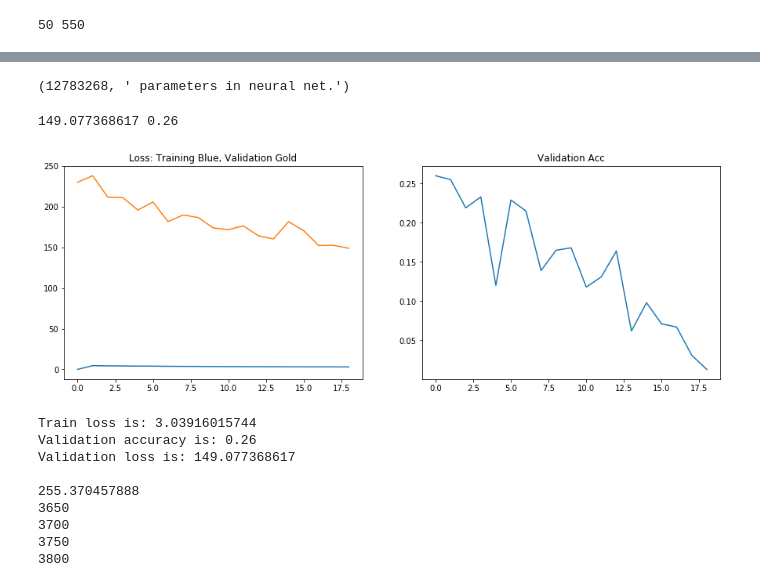
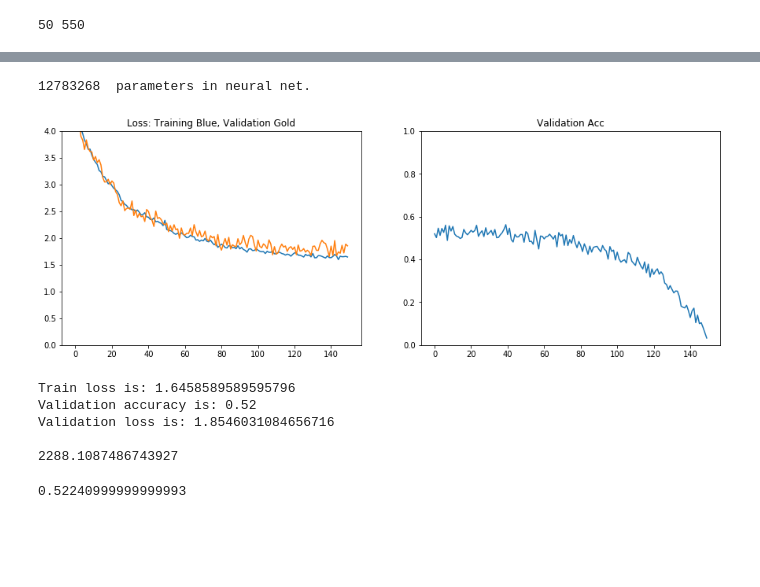
Before and after one commit to daviswer/CirculantNets, a Jupyter notebook: Baseline_custom_model.ipynb, the cells around one changed output, grey strips where cells are left out. Cells and saved outputs as stored; diff of their text form; code cells hidden in the pictures; blank space fills up the shorter version.

```diff
--- a/Baseline_custom_model.ipynb
+++ b/Baseline_custom_model.ipynb
@@ -13,10 +14,8 @@ from IPython import display
 # %%
-training_data = torch.load('/data/mini_imagenet/mIN_train.pth')
-training_data += torch.load('/data/mini_imagenet/mIN_test.pth')
-training_data += torch.load('/data/mini_imagenet/mIN_val.pth')
+training_data = torch.load('/data/mini_imagenet/mIN_96.pth')
 testing_data = [i[-50:] for i in training_data]
 training_data = [i[:-50] for i in training_data]
-print len(testing_data[0]),len(training_data[0])
+print(len(testing_data[0]),len(training_data[2]))
 # %% [output]
 50 550
 # %%
@@ -45,7 +44,7 @@ class ENCODER(nn.Module):
             Block(512,512),
             nn.MaxPool2d(2),
             Block(1024,1024),
-            nn.AvgPool2d((5,5)))
+            nn.AvgPool2d((6,6)))
         self.final = nn.Sequential(
             nn.Linear(2048,100)
         )
@@ -59,4 +114,4 @@ model.cuda()
 nweights = sum([i.numel() for i in list(model.parameters())])
 print(nweights," parameters in neural net.")
 # %% [output]
-(12783268, ' parameters in neural net.')
+12783268  parameters in neural net.
@@ -97,28 +118,15 @@ criterion = nn.CrossEntropyLoss().cuda()
-# %%
-def evaluate(model, criterion, testing_data, shot=10, way=100):
-    support, targs = batchmaker(testing_data, way=way, shot=shot)
-    support = support.view(50, 20, 3, 84, 84)
-    targs = targs.view(50, 20)
-    acc = 0
-    loss = 0
-    for i in range(50):
-        preds = model(support[i,:,:,:,:])
-        loss += criterion(preds, targs[i,:]).data[0]
-        _,bins = torch.max(preds, 1)
-        acc += torch.sum(torch.eq(bins,targs[i,:])).data[0]
-    acc = float(acc)/shot/way
-    return float(loss)/50, acc
 # %%
 %matplotlib inline
 
 vbity = 200
-epoch = 10000
+epoch = 5000
 start = time.time()
 losstracker = []
 evalacctracker = []
 evallosstracker = []
 runningloss = 0
-for it in range(10*epoch):
+limit = 6
+for it in range(limit*epoch):
     if it%50==0:
         print(it)
 
@@ -138,46 +146,46 @@ for it in range(10*epoch):
         optimizer = torch.optim.Adam(model.parameters(),lr=.001/(2**(it//epoch)))
     loss.backward()
 #     nn.utils.clip_grad_norm(model.parameters(), 1)
     optimizer.step()
 
     # Report
-    if it%vbity == 0:
+    if it%vbity == vbity-1:
         display.clear_output(wait=True)
 
         losstracker.append(runningloss/vbity)
         model = model.eval()
-        evalloss, evalacc = evaluate(model, criterion, testing_data)
-        print evalloss, evalacc
+        evalloss, evalacc = evaluate(model, criterion, testing_data, shot=20)
         model = model.train()
         evallosstracker.append(evalloss)
         evalacctracker.append(evalacc)
 
         pl.figure(1,figsize=(15,5))
         pl.subplot(1,2,1)
         pl.plot(losstracker)
         pl.plot(evallosstracker)
-#         pl.ylim((.5,3))
+        pl.ylim((0,4))
+#         pl.xlim((0,limit*epoch))
         pl.title("Loss: Training Blue, Validation Gold")
         pl.subplot(1,2,2)
         pl.plot(evalacctracker[::-1])
-#         pl.ylim((0.3,.8))
+        pl.ylim((0,1))
+#         pl.xlim((0,limit*epoch))
         pl.title("Validation Acc")
         pl.show()
 
         print("Train loss is: "+str(runningloss/vbity)+
               "\nValidation accuracy is: "+str(evalacc)+
               "\nValidation loss is: "+str(evalloss)+"\n")
         runningloss = 0
         print(time.time()-start)
 # %% [output]
+[figure, new version]
-149.077368617 0.26
+Train loss is: 1.6458589589595796
+Validation accuracy is: 0.52
+Validation loss is: 1.8546031084656716
+
+2288.1087486743927
-[figure, old version]
-Train loss is: 3.03916015744
-Validation accuracy is: 0.26
-Validation loss is: 149.077368617
-
-255.370457888
-3650
-3700
-3750
-3800
+# %%
+np.mean(evalacctracker[-50:])
+# %% [output]
+0.52240999999999993
```
Also changed, not shown: parts of 7 cells of this notebook.
